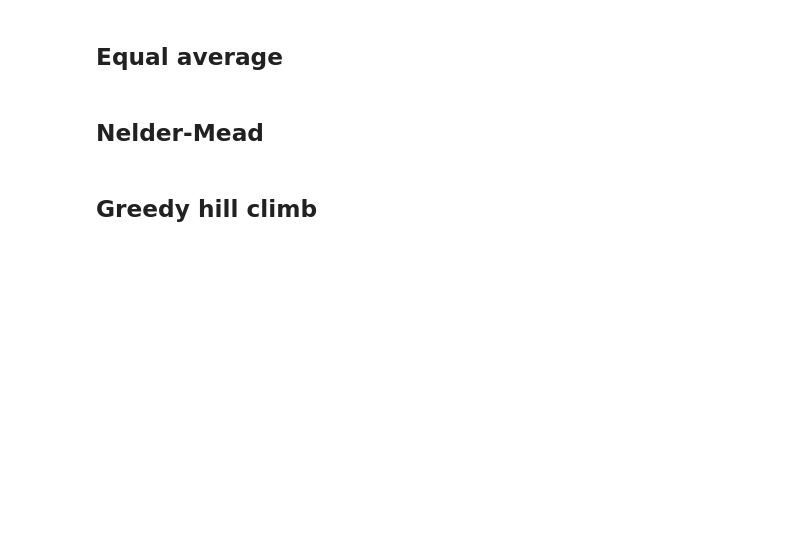
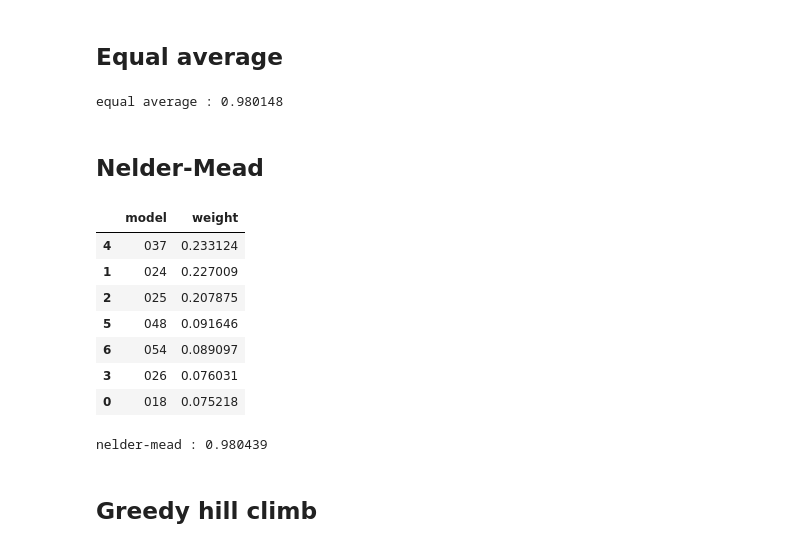
Before and after one commit to MizushimaToshihiko/Kaggle, a Jupyter notebook: ps-s6e4-Predicting-Irrigation-Need/experiments/exp_20260420_054_realmlp026_threshold_min_from_family/ps-s6e4-safe-blend-v7-two-stage-ridge.ipynb, the cells around one changed output. Cells and saved outputs as stored; diff of their text form; code cells hidden in the pictures; blank space fills up the shorter version.

```diff
--- a/ps-s6e4-Predicting-Irrigation-Need/experiments/exp_20260420_054_realmlp026_threshold_min_from_family/ps-s6e4-safe-blend-v7-two-stage-ridge.ipynb
+++ b/ps-s6e4-Predicting-Irrigation-Need/experiments/exp_20260420_054_realmlp026_threshold_min_from_family/ps-s6e4-safe-blend-v7-two-stage-ridge.ipynb
@@ -491,36 +491,55 @@ single_df.to_csv(f"{CFG.OUTPUT_DIR}/single_model_scores.csv", index=False)
 avg_oof = oof_stack.mean(axis=0)
 avg_test = test_stack.mean(axis=0)
 avg_score = balanced_accuracy_score(y, np.argmax(avg_oof, axis=1))
+print(f"\nequal average : {avg_score:.6f}")
+# %% [output]
+equal average : 0.980148
 # %% [markdown]
 ## Nelder-Mead
 # %%
 # ---------------------------------------------------------
 # Nelder-Mead
 # ---------------------------------------------------------
 best_result = None
 best_obj = None
 for restart in range(CFG.NM_RESTARTS):
     rng = np.random.RandomState(CFG.SEED + restart)
     x0 = rng.randn(len(model_names)) * 0.5
     result = minimize(
         neg_balanced_acc,
         x0,
         args=(oof_stack, y),
         method="Nelder-Mead",
         options={"maxiter": 3000, "xatol": 1e-7, "fatol": 1e-7},
     )
     if best_result is None or result.fun < best_obj:
         best_result = result
         best_obj = result.fun
 
 nm_weights = softmax(best_result.x)
 nm_oof = np.tensordot(nm_weights, oof_stack, axes=([0], [0]))
 nm_test = np.tensordot(nm_weights, test_stack, axes=([0], [0]))
 nm_score = balanced_accuracy_score(y, np.argmax(nm_oof, axis=1))
 
-pd.DataFrame({"model": model_names, "weight": nm_weights}).sort_values("weight", ascending=False).to_csv(
+nelder_mead_weights = pd.DataFrame({
+    "model": model_names, "weight": nm_weights
+}).sort_values("weight", ascending=False)
+
+nelder_mead_weights.to_csv(
     f"{CFG.OUTPUT_DIR}/nelder_mead_weights.csv", index=False
 )
+display(nelder_mead_weights)
+print(f"\nnelder-mead : {nm_score:.6f}")
+# %% [output]
+|  | model | weight |
+| 4 | 037 | 0.233124 |
+| 1 | 024 | 0.227009 |
+| 2 | 025 | 0.207875 |
+| 5 | 048 | 0.091646 |
+| 6 | 054 | 0.089097 |
+| 3 | 026 | 0.076031 |
+| 0 | 018 | 0.075218 |
+nelder-mead : 0.980439
 # %% [markdown]
 ## Greedy hill climb
 # %%
```
Also changed, not shown: parts of 5 cells of this notebook.
